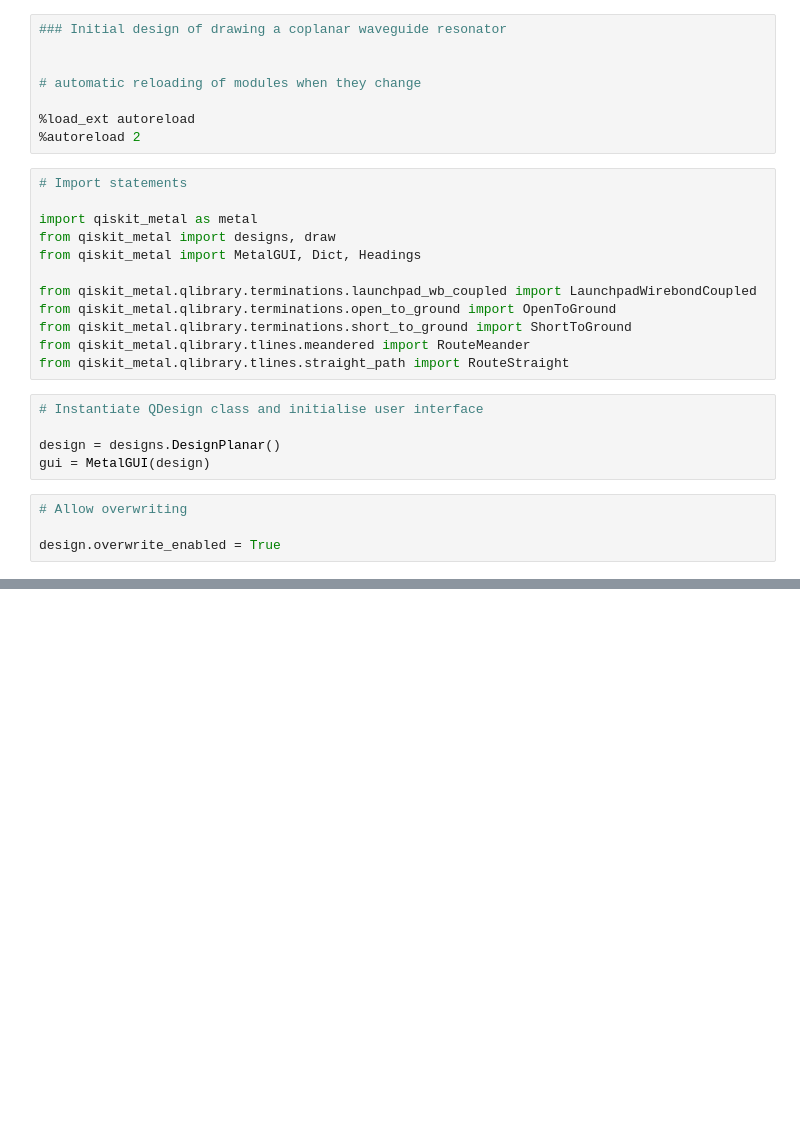
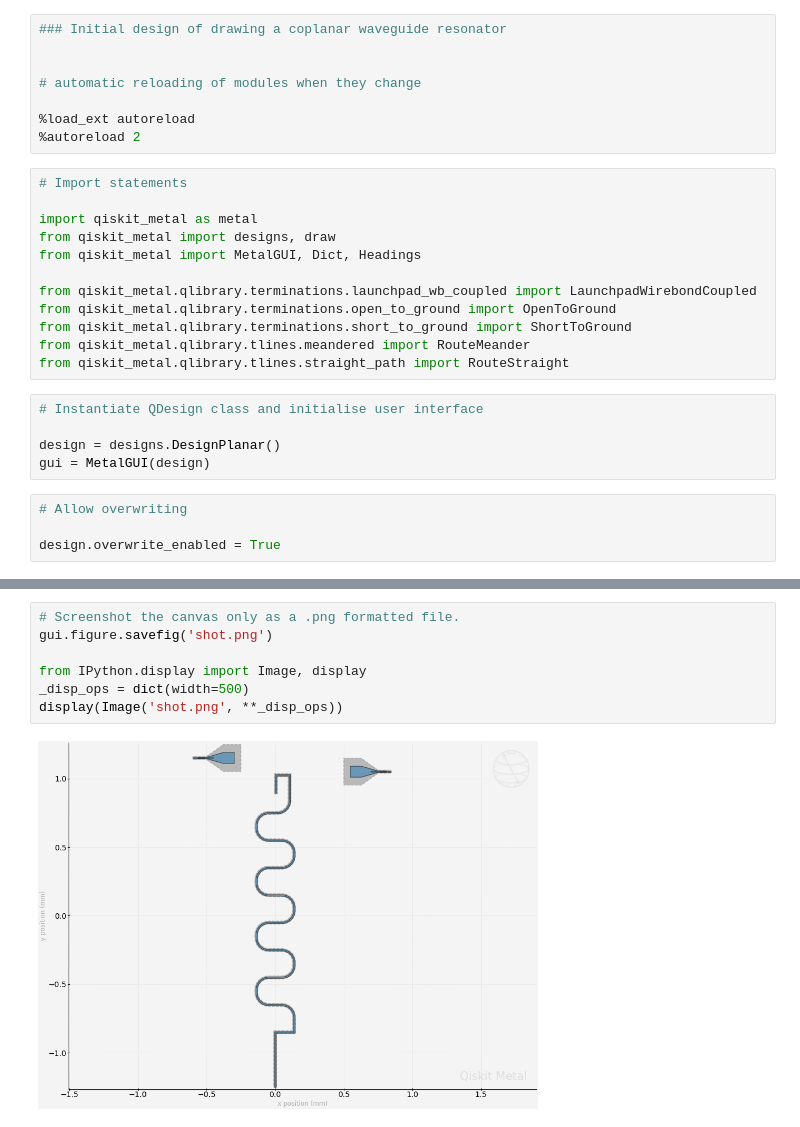
Before and after one commit to MusketMosez/Thesis, a Jupyter notebook: Test Designs/Resonator2Feedline.ipynb, the cells around one changed output, grey strips where cells are left out. Cells and saved outputs as stored; diff of their text form; blank space fills up the shorter version.

```diff
--- a/Test Designs/Resonator2Feedline.ipynb
+++ b/Test Designs/Resonator2Feedline.ipynb
@@ -103,0 +100,9 @@ gui.autoscale()
+# %%
+# Screenshot the canvas only as a .png formatted file.
+gui.figure.savefig('shot.png')
+
+from IPython.display import Image, display
+_disp_ops = dict(width=500)
+display(Image('shot.png', **_disp_ops))
+# %% [output]
+[figure, added]
```
Also changed, not shown: parts of 2 cells of this notebook, 1 other file.
